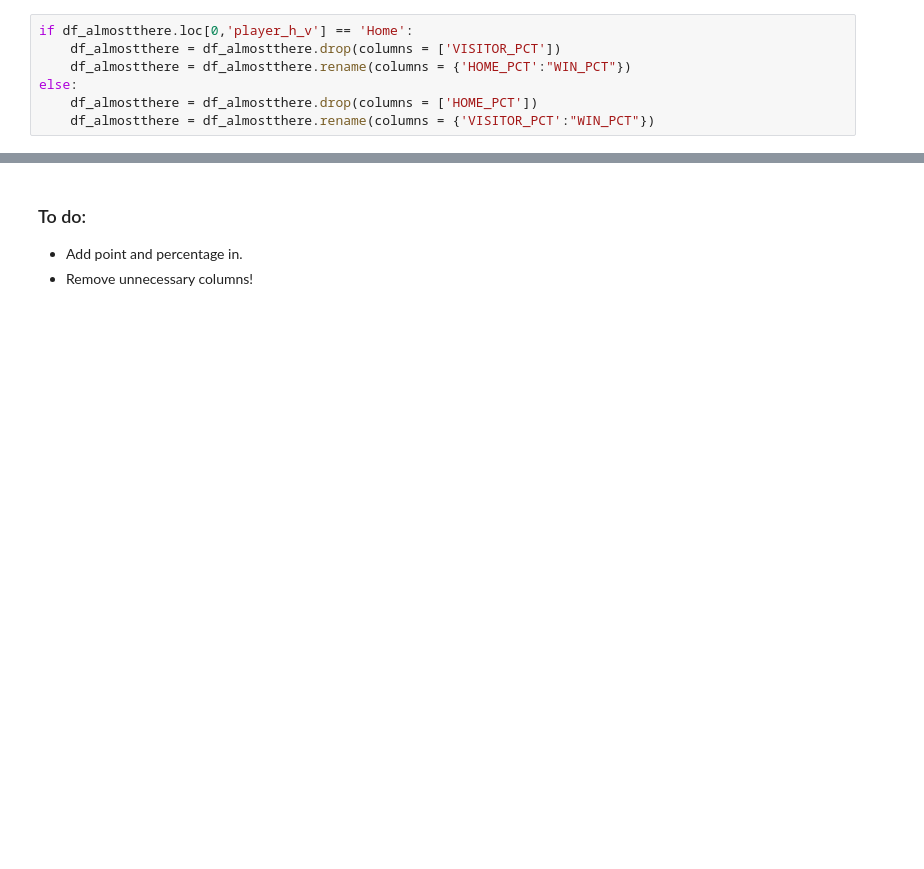
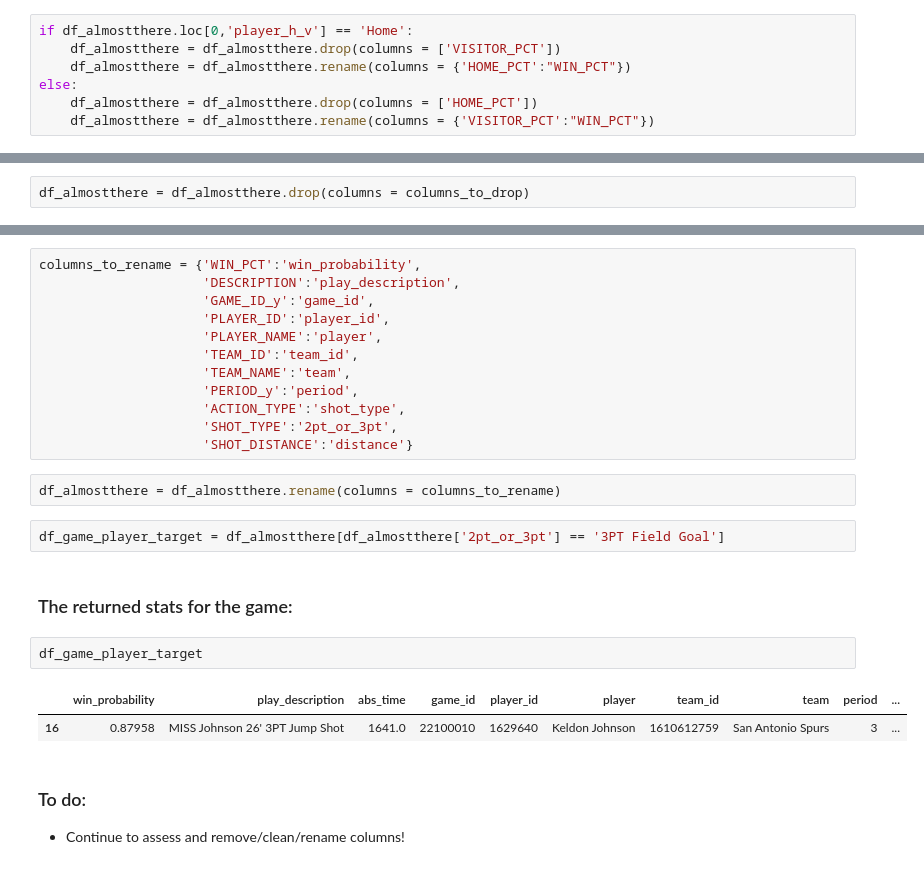
Before and after one commit to Eyring-Miller-Muriithi-capstone/shot-caller-for-ballers, a Jupyter notebook: Notebooks/Ryan/ryan_acquire_workbook_refined.ipynb, the cells around one changed output, grey strips where cells are left out. Saved outputs shown, nothing was run; the diff lists cells and outputs as text; blank space fills up the shorter version.

```diff
--- a/Notebooks/Ryan/ryan_acquire_workbook_refined.ipynb
+++ b/Notebooks/Ryan/ryan_acquire_workbook_refined.ipynb
@@ -326,0 +326,2 @@ SyntaxError: invalid syntax (3734612597.py, line 1)
+# %%
+df_almostthere = df_almostthere.drop(columns = columns_to_drop)
@@ -327,4 +348,26 @@ SyntaxError: invalid syntax (3734612597.py, line 1)
+# %%
+columns_to_rename = {'WIN_PCT':'win_probability',
+                     'DESCRIPTION':'play_description',
+                     'GAME_ID_y':'game_id',
+                     'PLAYER_ID':'player_id',
+                     'PLAYER_NAME':'player',
+                     'TEAM_ID':'team_id',
+                     'TEAM_NAME':'team',
+                     'PERIOD_y':'period',
+                     'ACTION_TYPE':'shot_type',
+                     'SHOT_TYPE':'2pt_or_3pt',
+                     'SHOT_DISTANCE':'distance'}
+# %%
+df_almostthere = df_almostthere.rename(columns = columns_to_rename)
+# %%
+df_game_player_target = df_almostthere[df_almostthere['2pt_or_3pt'] == '3PT Field Goal']
+# %% [markdown]
+### The returned stats for the game:
+# %%
+df_game_player_target
+# %% [output]
+|  | win_probability | play_description | abs_time | game_id | player_id | player | team_id | team | period | ... |
+| 16 | 0.87958 | MISS Johnson 26' 3PT Jump Shot | 1641.0 | 22100010 | 1629640 | Keldon Johnson | 1610612759 | San Antonio Spurs | 3 | ... |
 # %% [markdown]
 ### To do:
-- Add point and percentage in.
-- Remove unnecessary columns!
+- Continue to assess and remove/clean/rename columns!
```
Also changed, not shown: parts of 38 cells of this notebook.
